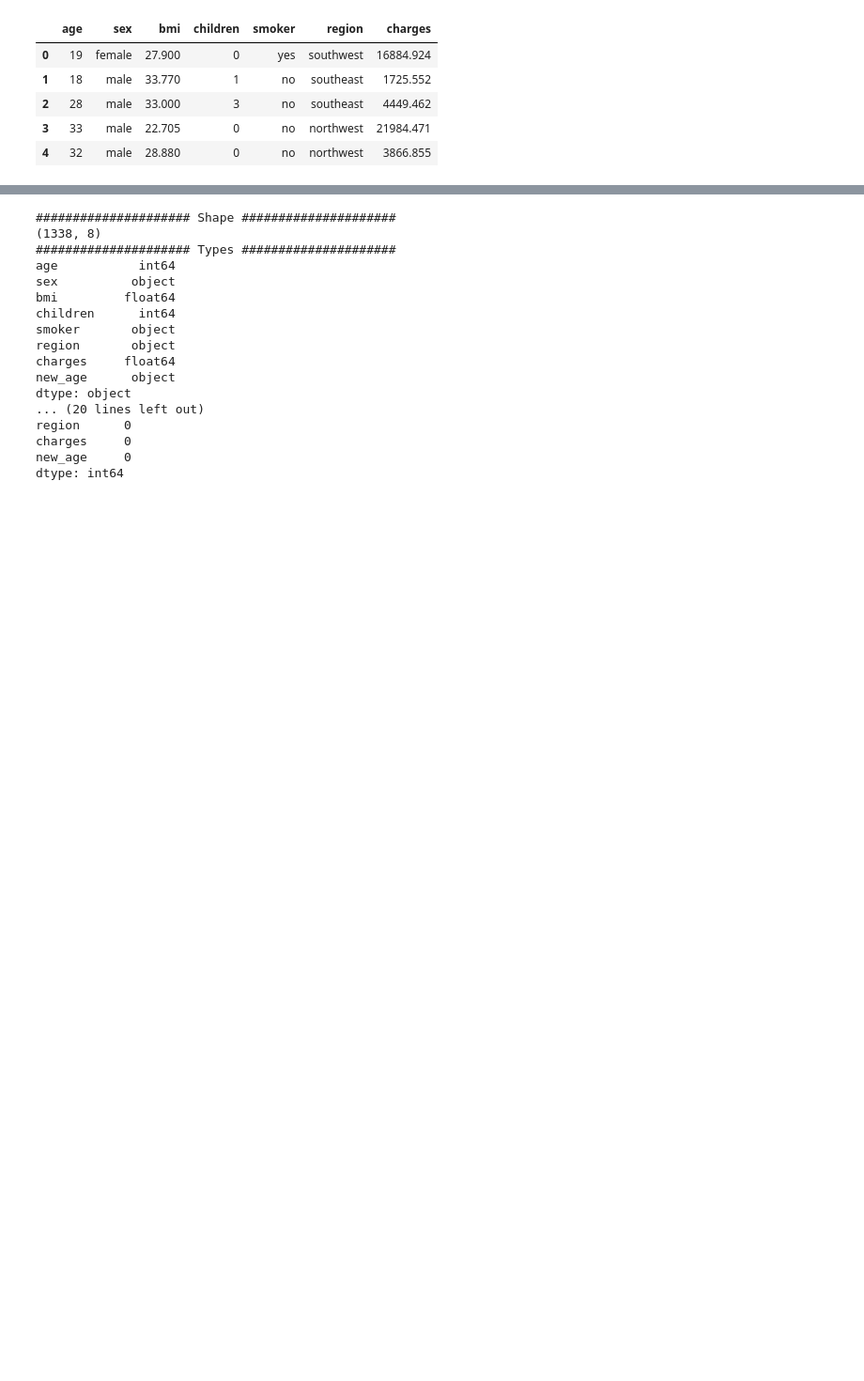
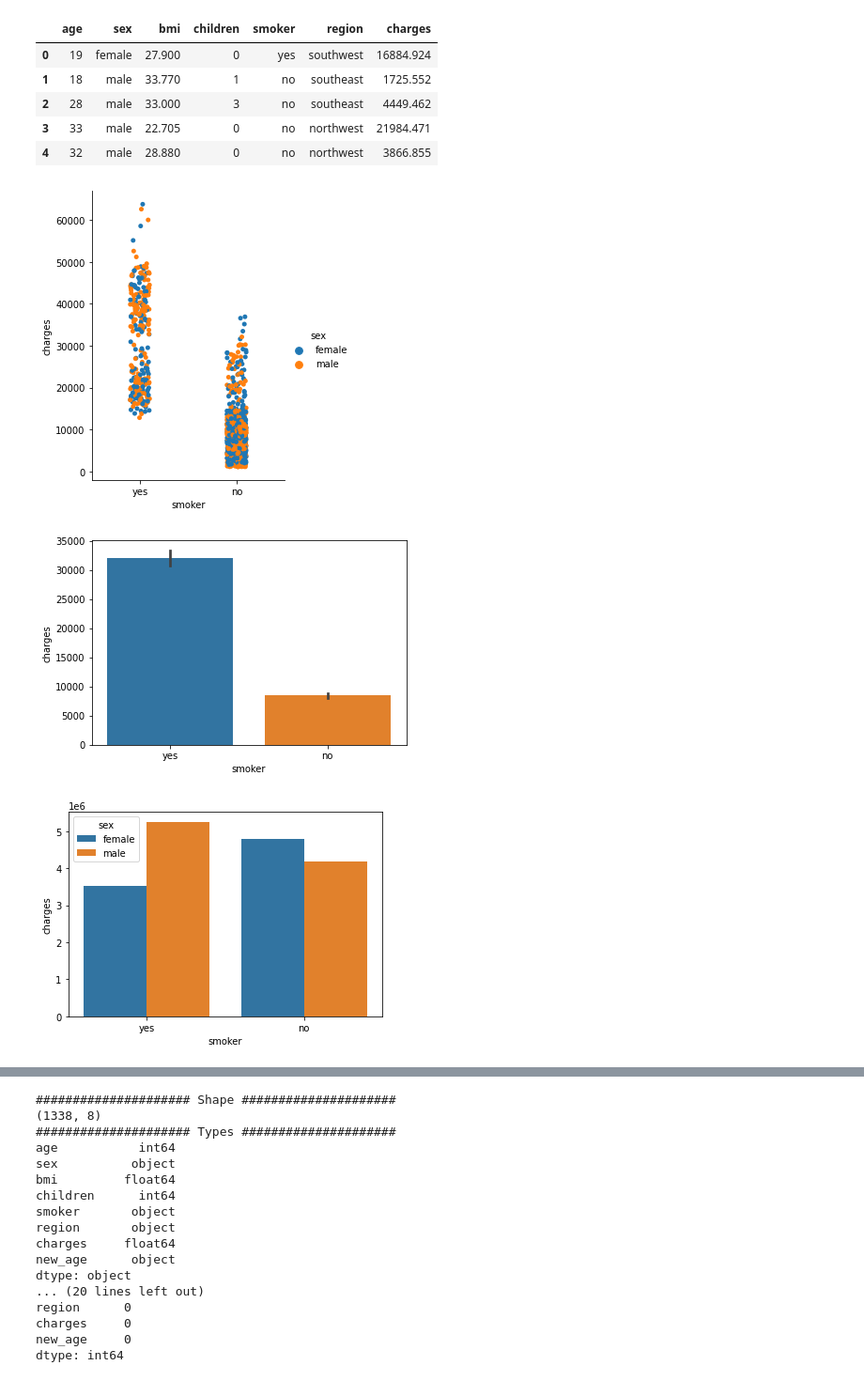
Before and after one commit to atacanozkan/health_insurance_cost_prediction, a Jupyter notebook: main.ipynb, the cells around one changed output, grey strips where cells are left out. Shown at 94% size. Cells and saved outputs as stored; diff of their text form; code cells hidden in the pictures; blank space fills up the shorter version.

```diff
--- a/main.ipynb
+++ b/main.ipynb
@@ -327,3 +336,15 @@ df.head()
 | 2 | 28 | male | 33.000 | 3 | no | southeast | 4449.462 |
 | 3 | 33 | male | 22.705 | 0 | no | northwest | 21984.471 |
 | 4 | 32 | male | 28.880 | 0 | no | northwest | 3866.855 |
+# %%
+# sns.catplot(x="sex", y="charges", col = 'region', hue = 'smoker', data=df, height=5, aspect=.8)
+sns.catplot(x="smoker", y="charges", hue = 'sex', data=df, height=5, aspect=.8)
+plt.show()
+sns.barplot(x="smoker", y="charges", data=df)
+plt.show()
+sns.barplot(x="smoker", y="charges", hue = 'sex', data=df, ci=None, estimator=sum)
+plt.show()
+# %% [output]
+[figure, added]
+[figure, added]
+[figure, added]
```
Also changed, not shown: parts of 10 cells of this notebook.
